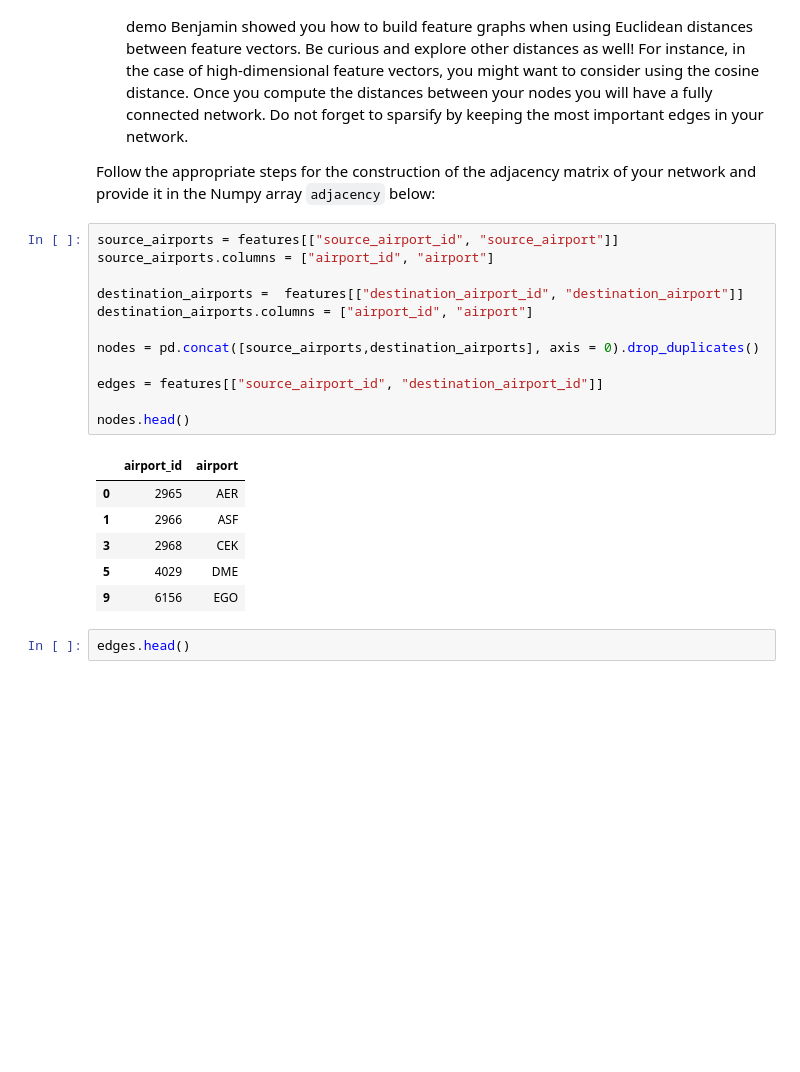
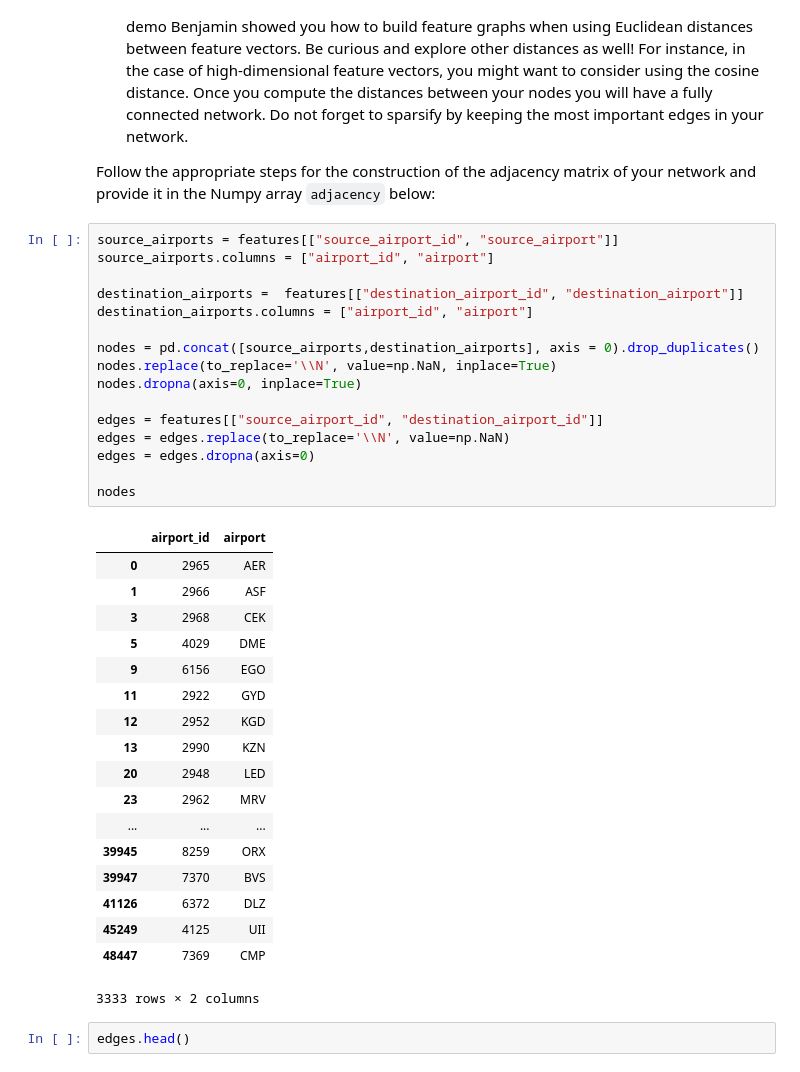
Before and after one commit to AmauV/NTDS, a Jupyter notebook: 1_network_properties.ipynb, the cells around one changed output. Cells and saved outputs as stored; diff of their text form; blank space fills up the shorter version.

```diff
--- a/1_network_properties.ipynb
+++ b/1_network_properties.ipynb
@@ -71,22 +76,38 @@ Follow the appropriate steps for the construction of the adjacency matrix of you
 # %%
 source_airports = features[["source_airport_id", "source_airport"]]
 source_airports.columns = ["airport_id", "airport"]
 
 destination_airports =  features[["destination_airport_id", "destination_airport"]]
 destination_airports.columns = ["airport_id", "airport"]
 
 nodes = pd.concat([source_airports,destination_airports], axis = 0).drop_duplicates()
+nodes.replace(to_replace='\\N', value=np.NaN, inplace=True)
+nodes.dropna(axis=0, inplace=True)
 
 edges = features[["source_airport_id", "destination_airport_id"]]
+edges = edges.replace(to_replace='\\N', value=np.NaN)
+edges = edges.dropna(axis=0)
 
-nodes.head()
+nodes
 # %% [output]
 |  | airport_id | airport |
 | 0 | 2965 | AER |
 | 1 | 2966 | ASF |
 | 3 | 2968 | CEK |
 | 5 | 4029 | DME |
 | 9 | 6156 | EGO |
+| 11 | 2922 | GYD |
+| 12 | 2952 | KGD |
+| 13 | 2990 | KZN |
+| 20 | 2948 | LED |
+| 23 | 2962 | MRV |
+| ... | ... | ... |
+| 39945 | 8259 | ORX |
+| 39947 | 7370 | BVS |
+| 41126 | 6372 | DLZ |
+| 45249 | 4125 | UII |
+| 48447 | 7369 | CMP |
+3333 rows × 2 columns
 # %%
 edges.head()
 # %% [output]
```
Also changed, not shown: parts of 15 cells of this notebook, 2 other files.
